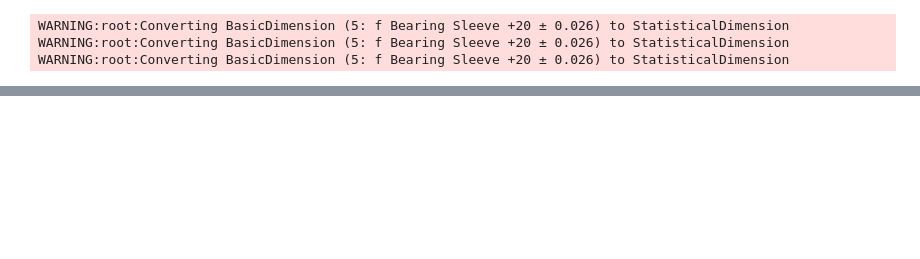
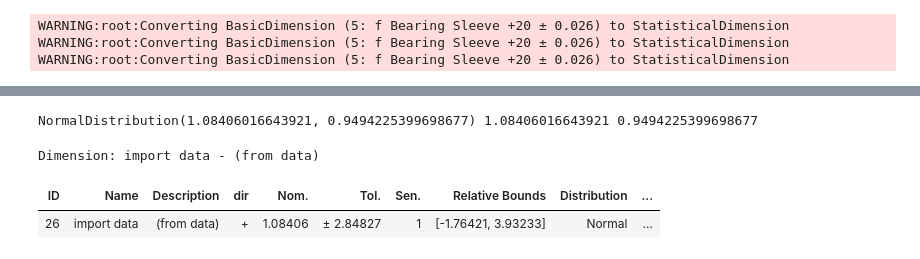
Before and after one commit to phcreery/dimstack, a Jupyter notebook: notebooks/example.ipynb, the cells around one changed output, grey strips where cells are left out. Cells and saved outputs as stored; diff of their text form; code cells hidden in the pictures; blank space fills up the shorter version.

Commit message:
add data import feature

```diff
--- a/notebooks/example.ipynb
+++ b/notebooks/example.ipynb
@@ -96,0 +97,16 @@ Spec: stack spec
+# %%
+from scipy import stats
+
+# Generate some data for this demonstration.
+a=1
+b=1
+data = stats.norm.rvs(a, b, size=400, random_state=140)
+
+# Fit a normal distribution to the data:
+dim = ds.StatisticalDimension.from_data(data, sigma=3, name="import data", desc="")
+dim
+# %% [output]
+NormalDistribution(1.08406016643921, 0.9494225399698677) 1.08406016643921 0.9494225399698677
+Dimension: import data - (from data)
+| ID | Name | Description | dir | Nom. | Tol. | Sen. | Relative Bounds | Distribution | ... |
+| 26 | import data | (from data) | + | 1.08406 | ± 2.84827 | 1 | [-1.76421, 3.93233] | Normal | ... |
```
Also changed, not shown: parts of 3 cells of this notebook, 4 other files.
